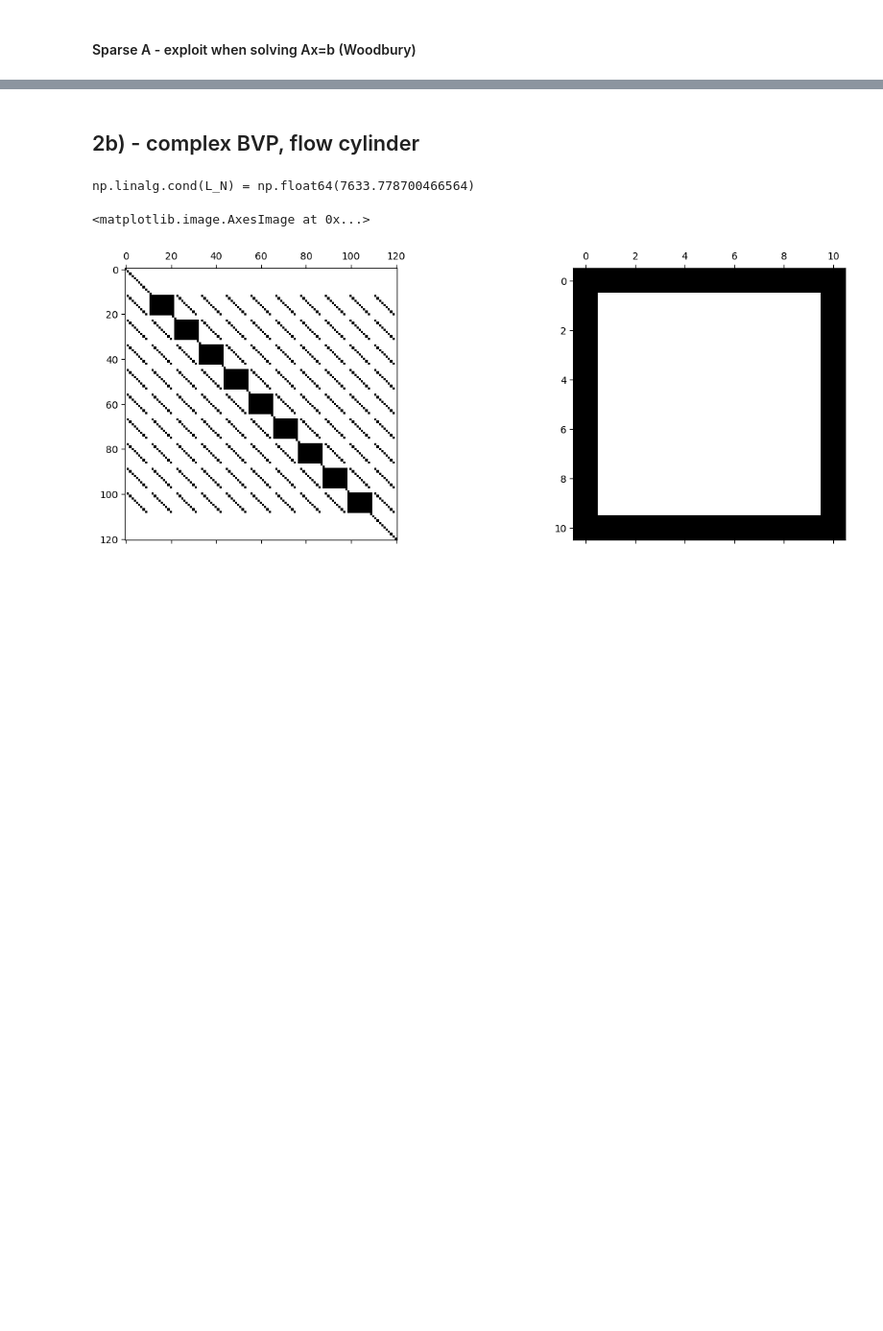
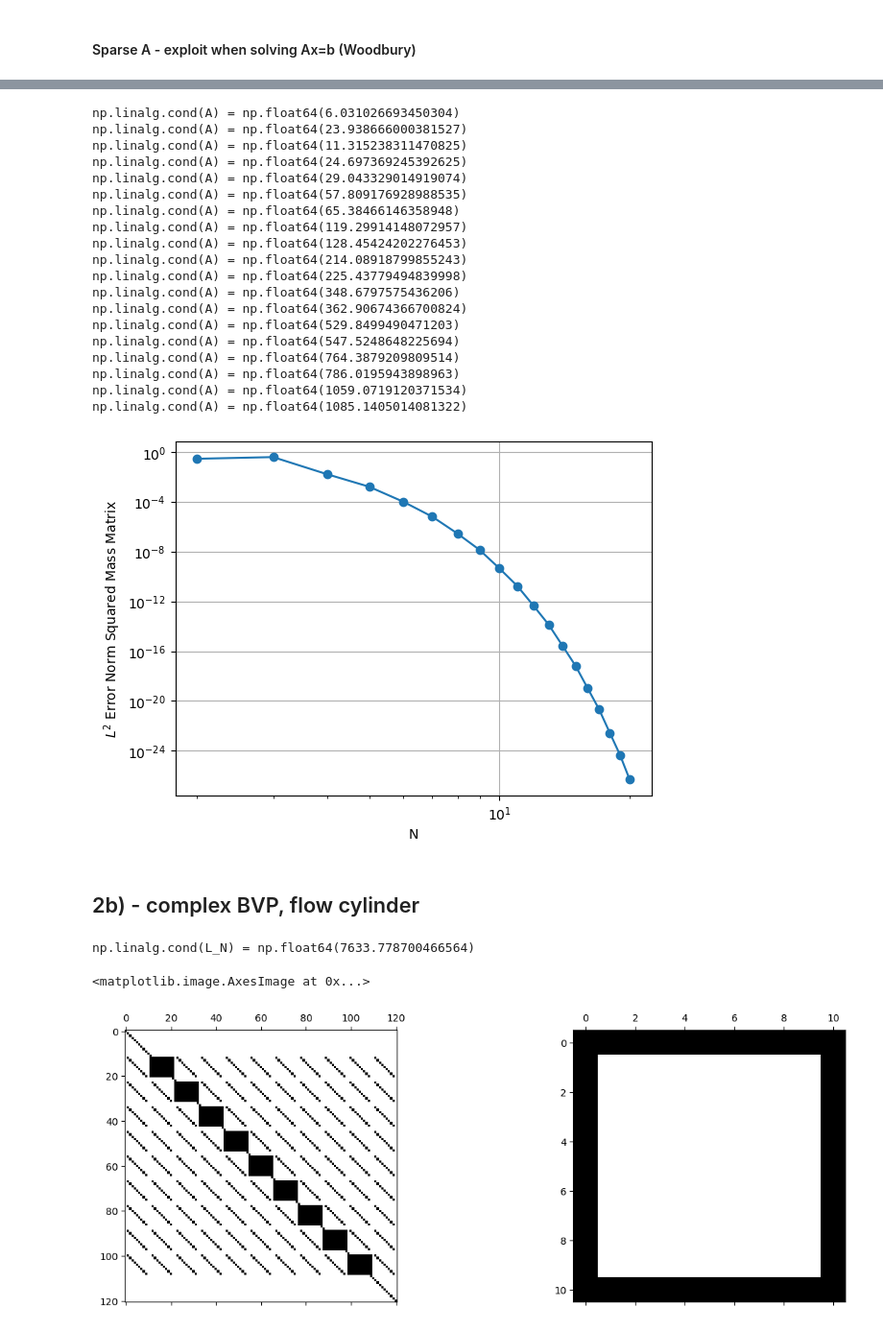
Before and after one commit to JeppeKlitgaard/02689-Advanced-Numerical-Methods, a Jupyter notebook: assignment_2/tb_exercise_1.ipynb, the cells around one changed output, grey strips where cells are left out. Shown at 96% size. Drawn from its saved outputs; the diff is of its cells as text; code cells hidden in the pictures; blank space fills up the shorter version.

Commit message:
feat: tau method with sparse A

```diff
--- a/assignment_2/tb_exercise_1.ipynb
+++ b/assignment_2/tb_exercise_1.ipynb
@@ -398,3 +411,37 @@ g_out = G @ f_hat_in  # RHS vector
+# %%
+N_grid = np.arange(2, 21)
+errors_l2_2 = np.zeros(N_grid.shape[0])
+
+for i, N in enumerate(N_grid):
+    e_l2_2, u, u_hat, z, x = solve_bvp_ltm_sparse_simple(N=N)
+    errors_l2_2[i] = e_l2_2
+
+
+plt.loglog(N_grid, errors_l2_2, 'o-')
+plt.grid();
+plt.xlabel("N")
+plt.ylabel(r"$L^2$ Error Norm Squared Mass Matrix");
+# %% [output]
+np.linalg.cond(A) = np.float64(6.031026693450304)
+np.linalg.cond(A) = np.float64(23.938666000381527)
+np.linalg.cond(A) = np.float64(11.315238311470825)
+np.linalg.cond(A) = np.float64(24.697369245392625)
+np.linalg.cond(A) = np.float64(29.043329014919074)
+np.linalg.cond(A) = np.float64(57.809176928988535)
+np.linalg.cond(A) = np.float64(65.38466146358948)
+np.linalg.cond(A) = np.float64(119.29914148072957)
+np.linalg.cond(A) = np.float64(128.45424202276453)
+np.linalg.cond(A) = np.float64(214.08918799855243)
+np.linalg.cond(A) = np.float64(225.43779494839998)
+np.linalg.cond(A) = np.float64(348.6797575436206)
+np.linalg.cond(A) = np.float64(362.90674366700824)
+np.linalg.cond(A) = np.float64(529.8499490471203)
+np.linalg.cond(A) = np.float64(547.5248648225694)
+np.linalg.cond(A) = np.float64(764.3879209809514)
+np.linalg.cond(A) = np.float64(786.0195943898963)
+np.linalg.cond(A) = np.float64(1059.0719120371534)
+np.linalg.cond(A) = np.float64(1085.1405014081322)
+[figure, added]
 # %% [markdown]
 ## 2b) - complex BVP, flow cylinder
 # %%
```
Also changed, not shown: parts of 13 cells of this notebook.
